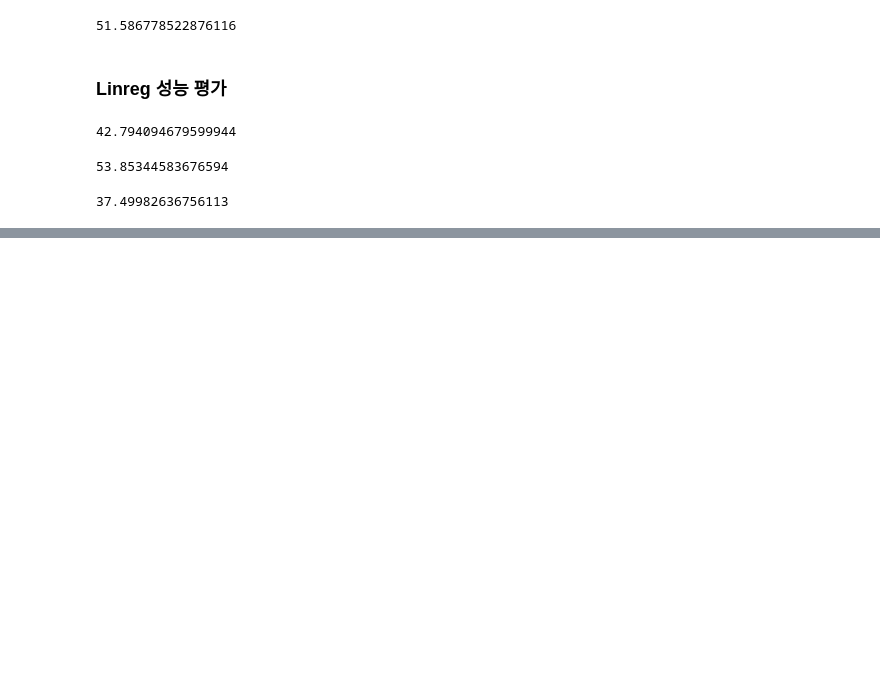
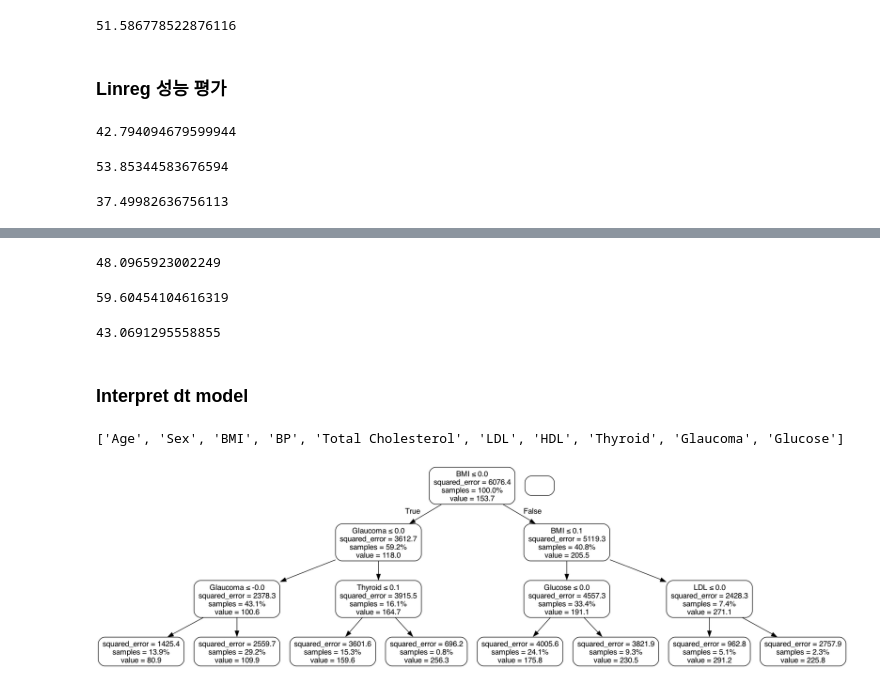
Before and after one commit to sguys99/self-study, a Jupyter notebook: xai/xai_book/ch02/ch02.ipynb, the cells around one changed output, grey strips where cells are left out. Cells and saved outputs as stored; diff of their text form; code cells hidden in the pictures; blank space fills up the shorter version.

```diff
--- a/xai/xai_book/ch02/ch02.ipynb
+++ b/xai/xai_book/ch02/ch02.ipynb
@@ -201,0 +240,5 @@ print(mape)
+# %%
+dt_model = DecisionTreeRegressor(max_depth=None, random_state=42)
+dt_model_depth3 = DecisionTreeRegressor(max_depth=3, random_state=42)
+# %%
+dt_model.fit(X_train, y_train)
@@ -201,0 +247,2 @@ print(mape)
+# %%
+dt_model_depth3.fit(X_train, y_train)
@@ -201,0 +258,36 @@ print(mape)
+# %%
+y_pred_depth3 = dt_model_depth3.predict(X_test)
+
+mae_depth3 = np.mean(np.abs(y_test - y_pred_depth3))
+print(mae_depth3)
+# %% [output]
+48.0965923002249
+# %%
+rmse_depth3 = math.sqrt(mean_squared_error(y_test, y_pred_depth3))
+print(rmse_depth3)
+# %% [output]
+59.60454104616319
+# %%
+mape_depth3 = np.mean(np.abs(y_test - y_pred_depth3) / y_test) * 100
+print(mape_depth3)
+# %% [output]
+43.0691295558855
+# %% [markdown]
+### Interpret dt model
+# %%
+print(feature_names)
+# %% [output]
+['Age', 'Sex', 'BMI', 'BP', 'Total Cholesterol', 'LDL', 'HDL', 'Thyroid', 'Glaucoma', 'Glucose']
+# %%
+diabetes_dt_dot_data = StringIO()
+export_graphviz(dt_model_depth3,
+                out_file=diabetes_dt_dot_data,
+                filled=False, rounded=True,
+                feature_names=feature_names,
+                proportion=True,
+                precision=1,
+                special_characters=True)
+dt_graph = pydotplus.graph_from_dot_data(diabetes_dt_dot_data.getvalue())
+Image(dt_graph.create_png())
+# %% [output]
+[figure, added]
```
Also changed, not shown: parts of 21 cells of this notebook.
